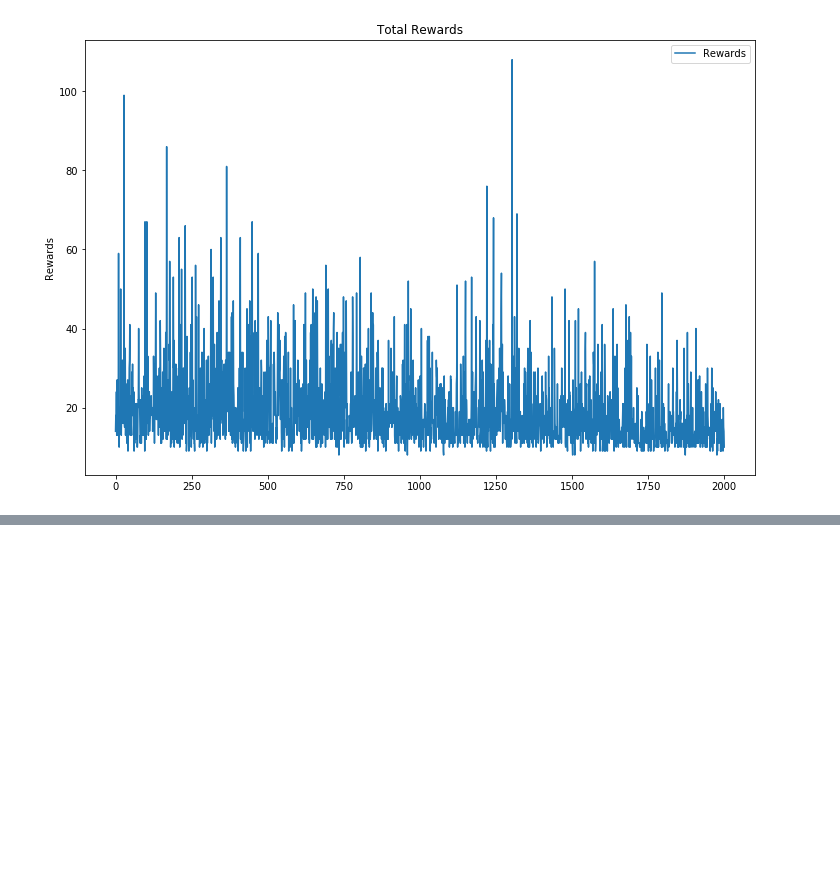
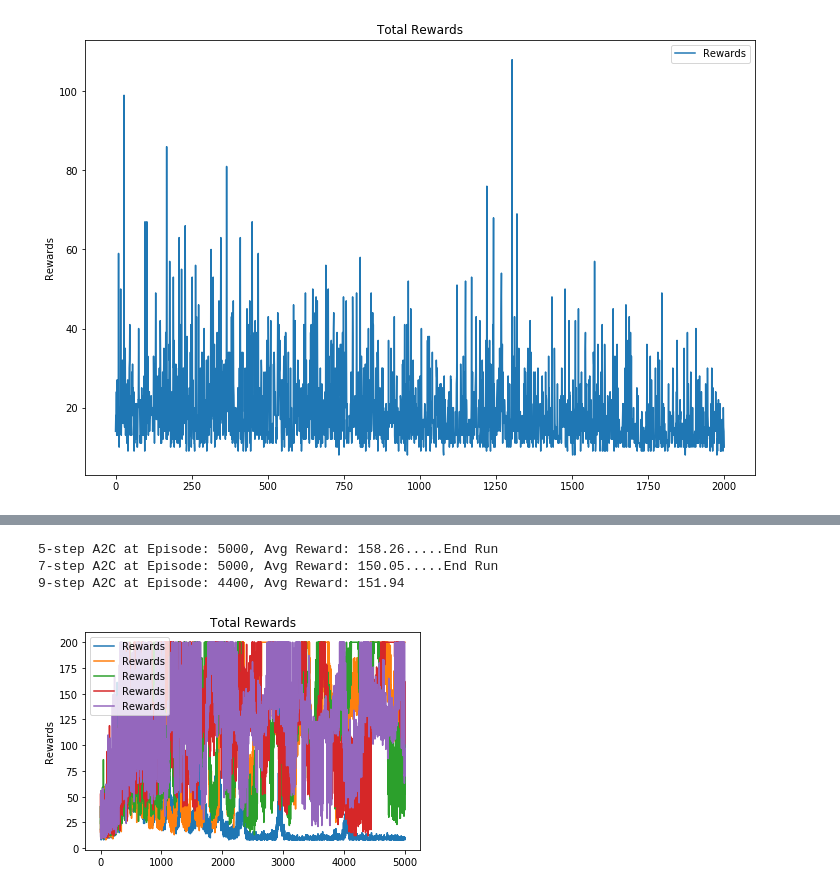
Before and after one commit to RLWH/reinforcement-learning-notebook, a Jupyter notebook: 6. Policy Gradient/Solving_Cartpole_by_A2C_Algorithm.ipynb, the cells around one changed output, grey strips where cells are left out. Drawn from its saved outputs; the diff is of its cells as text; code cells hidden in the pictures; blank space fills up the shorter version.

```diff
--- a/6. Policy Gradient/Solving_Cartpole_by_A2C_Algorithm.ipynb
+++ b/6. Policy Gradient/Solving_Cartpole_by_A2C_Algorithm.ipynb
@@ -404,0 +413,25 @@ One-step A2C at Episode: 1750, Avg Reward: 80.72
+# %%
+n_step_list = list(range(5, 20, 2))
+# %%
+rewards_list = []
+# %%
+for i in n_step_list:
+
+    reward = run_once(n_step=i)
+    rewards_list.append(reward)
+# %% [output]
+5-step A2C at Episode: 5000, Avg Reward: 158.26.....End Run
+7-step A2C at Episode: 5000, Avg Reward: 150.05.....End Run
+9-step A2C at Episode: 4400, Avg Reward: 151.94
+# %%
+# Plot results
+fig, ax = plt.subplots()
+for r in rewards_list:
+    ax.plot(r, label='Rewards')
+    # plt.plot(rewards_smooth, label='Smoothed Rewards')
+plt.title('Total Rewards')
+plt.legend(loc='best')
+plt.ylabel('Rewards')
+plt.show()
+# %% [output]
+[figure, added]
```
Also changed, not shown: parts of 5 cells of this notebook, 1 other file.
